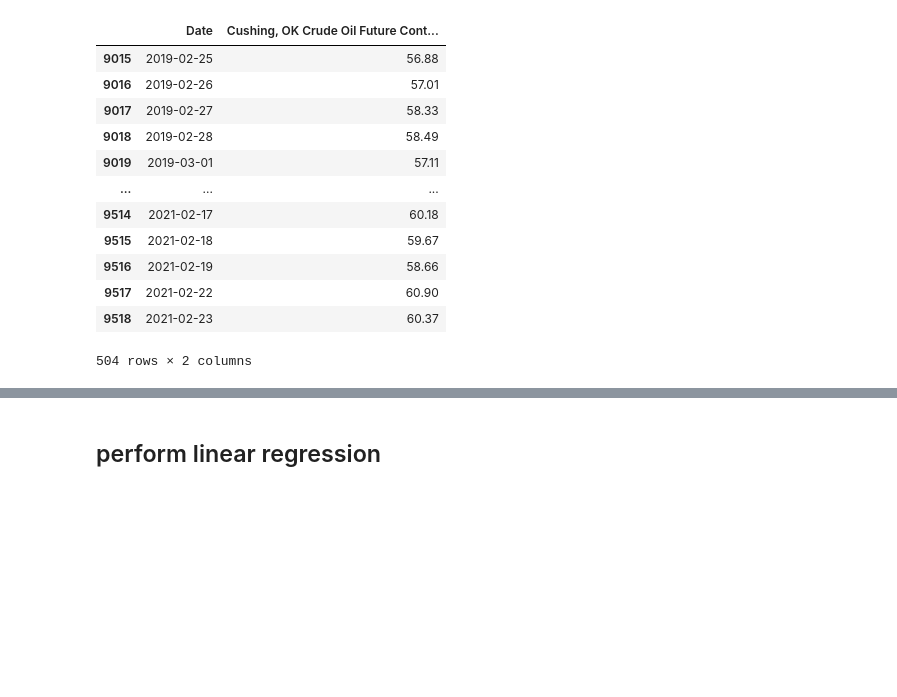
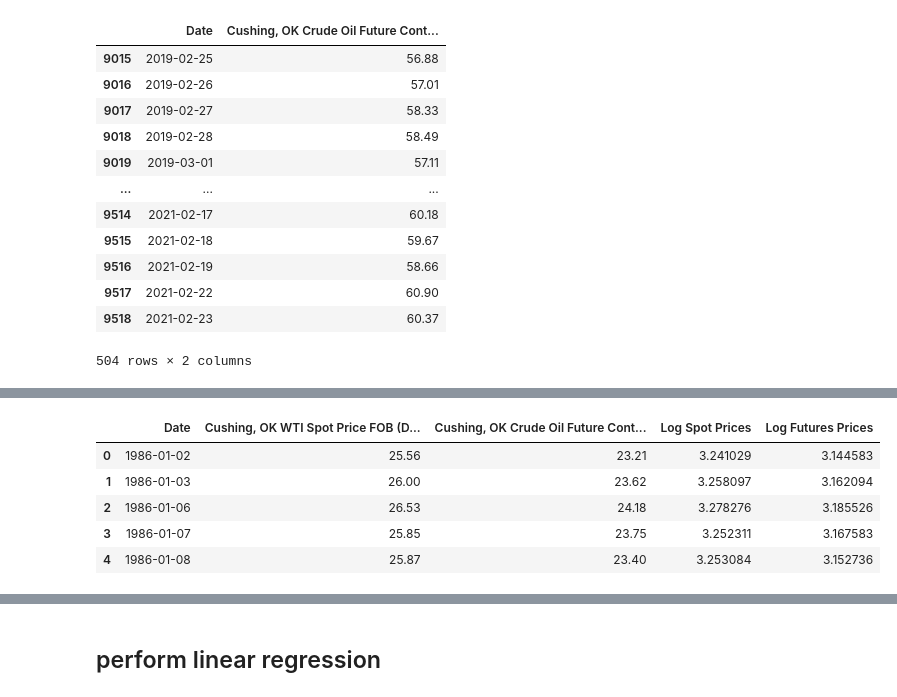
Before and after one commit to federicopessina/Microeconomics, a Jupyter notebook: notebook.ipynb, the cells around one changed output, grey strips where cells are left out. Saved outputs shown, nothing was run; the diff lists cells and outputs as text; code cells hidden in the pictures; blank space fills up the shorter version.

```diff
--- a/notebook.ipynb
+++ b/notebook.ipynb
@@ -60,11 +61,13 @@ excel = '.xlsx'
 # file name
 futures_data_name = '/'+'PET_PRI_FUT_S1_D'
 crude_oil_production_name = '/'+ 'Table_3.1_Petroleum_Overview'
+spot_prices_name = '/'+ 'PET_PRI_SPT_S1_D'
 
 
 # import data
 futures_data = pd.read_excel(data_location + futures_data_name + excel_old, sheet_name = 'Data 1', header = 2)
 crude_oil_production_data = pd.read_excel(data_location + crude_oil_production_name + excel, sheet_name = 'Monthly Data', header = 10)
+spot_prices_data = pd.read_excel(data_location + spot_prices_name + excel_old, sheet_name = 'Data 1', header = 2)
 # %% [markdown]
 ## Select Data
 # %% [markdown]
@@ -155,0 +201,10 @@ futures_3_months[(futures_3_months['Date'] > start_date) & (futures_3_months['Da
+# %%
+merged_dataframe['Log Futures Prices'] = np.log(merged_dataframe['Cushing, OK Crude Oil Future Contract 4 (Dollars per Barrel)'])
+merged_dataframe.head()
+# %% [output]
+|  | Date | Cushing, OK WTI Spot Price FOB (D... | Cushing, OK Crude Oil Future Cont... | Log Spot Prices | Log Futures Prices |
+| 0 | 1986-01-02 | 25.56 | 23.21 | 3.241029 | 3.144583 |
+| 1 | 1986-01-03 | 26.00 | 23.62 | 3.258097 | 3.162094 |
+| 2 | 1986-01-06 | 26.53 | 24.18 | 3.278276 | 3.185526 |
+| 3 | 1986-01-07 | 25.85 | 23.75 | 3.252311 | 3.167583 |
+| 4 | 1986-01-08 | 25.87 | 23.40 | 3.253084 | 3.152736 |
```
Also changed, not shown: parts of 15 cells of this notebook.
